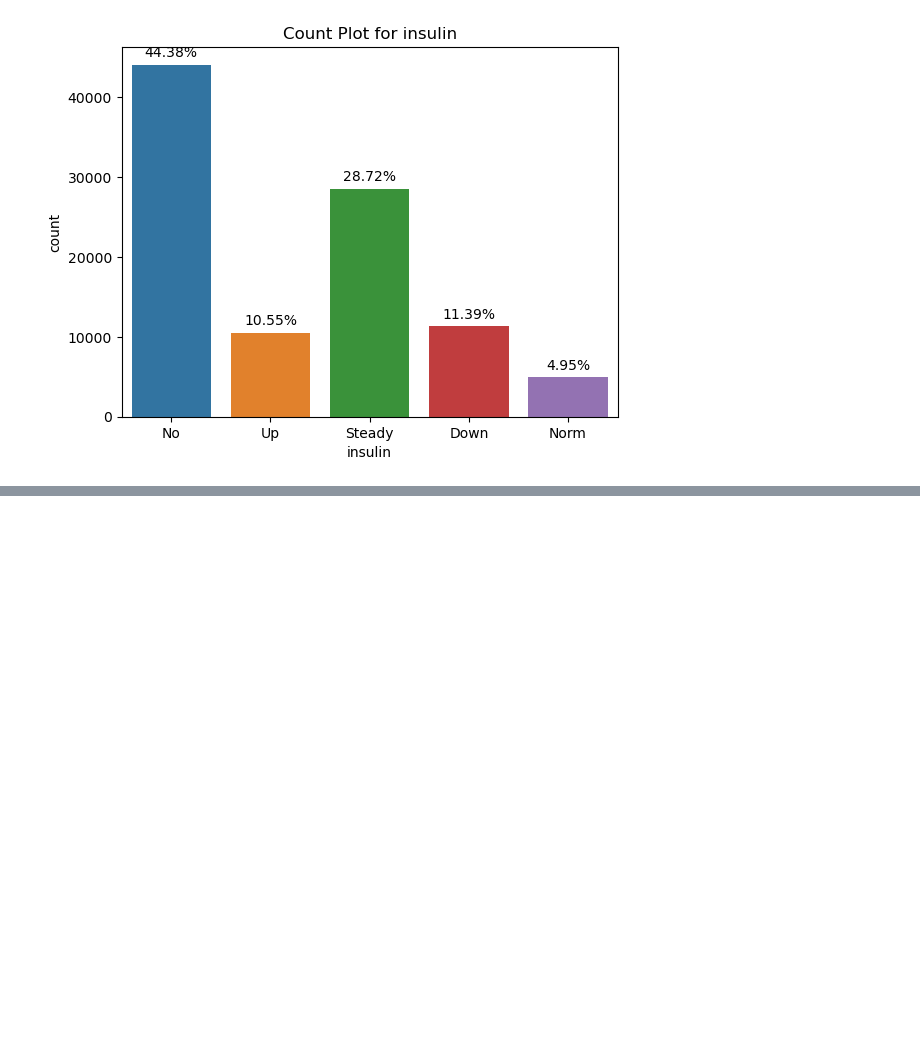
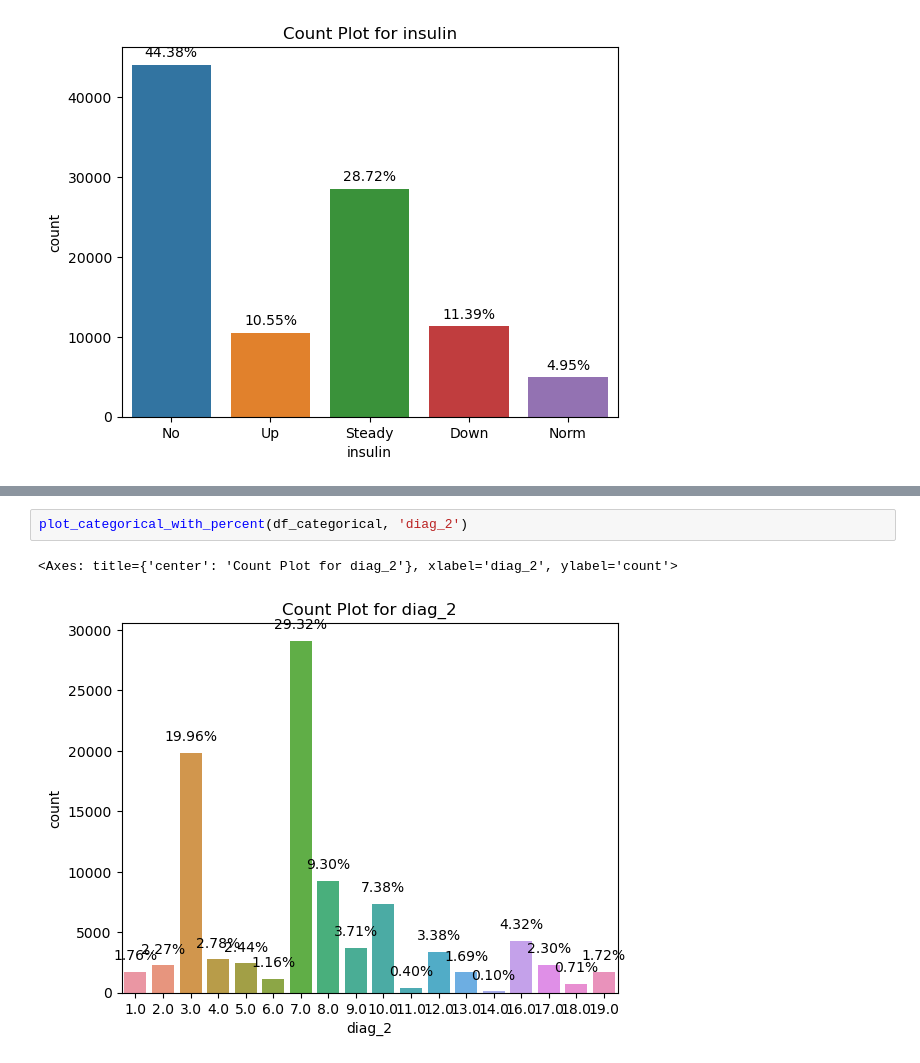
Before and after one commit to davidunga/ml-2024, a Jupyter notebook: Project.ipynb, the cells around one changed output, grey strips where cells are left out. Drawn from its saved outputs; the diff is of its cells as text; blank space fills up the shorter version.

```diff
--- a/Project.ipynb
+++ b/Project.ipynb
@@ -867,0 +871,5 @@ array([ 1, 18, 13, 16,  8, 21, 12, 28, 17, 11, 15, 31,  2, 23, 19,  7, 20,
+# %%
+plot_categorical_with_percent(df_categorical, 'diag_2')
+# %% [output]
+<Axes: title={'center': 'Count Plot for diag_2'}, xlabel='diag_2', ylabel='count'>
+[figure, added]
```
Also changed, not shown: parts of 18 cells of this notebook.
